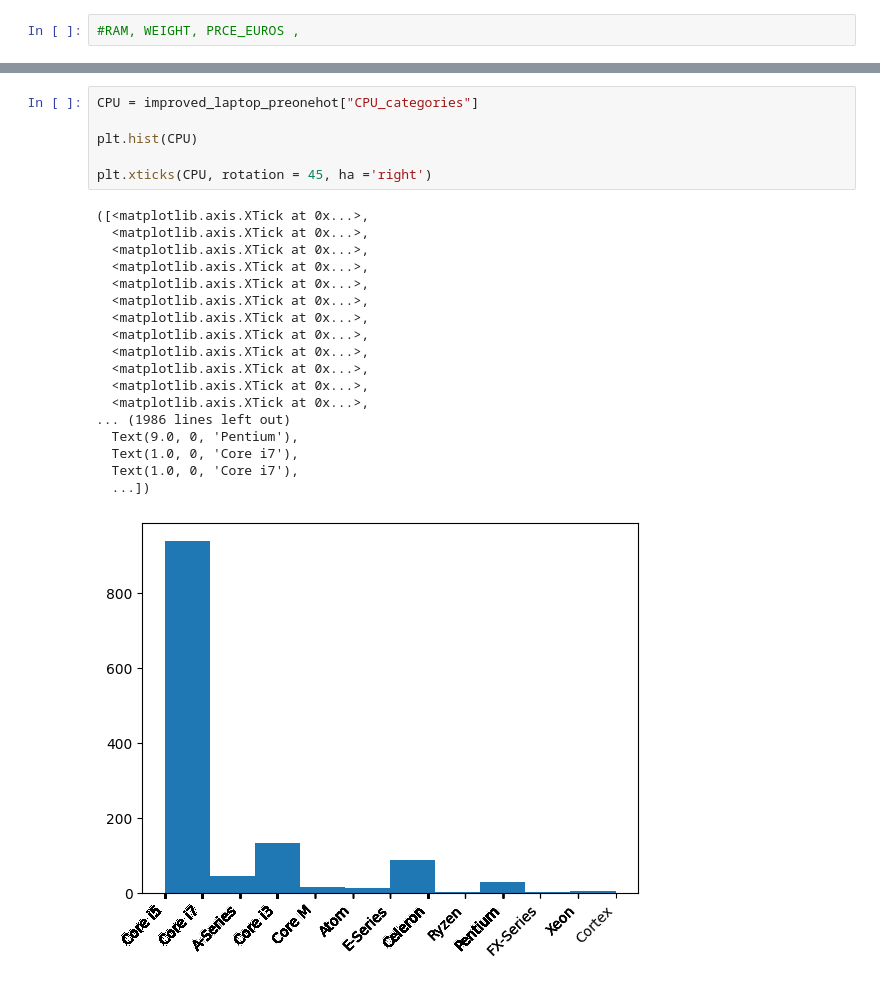
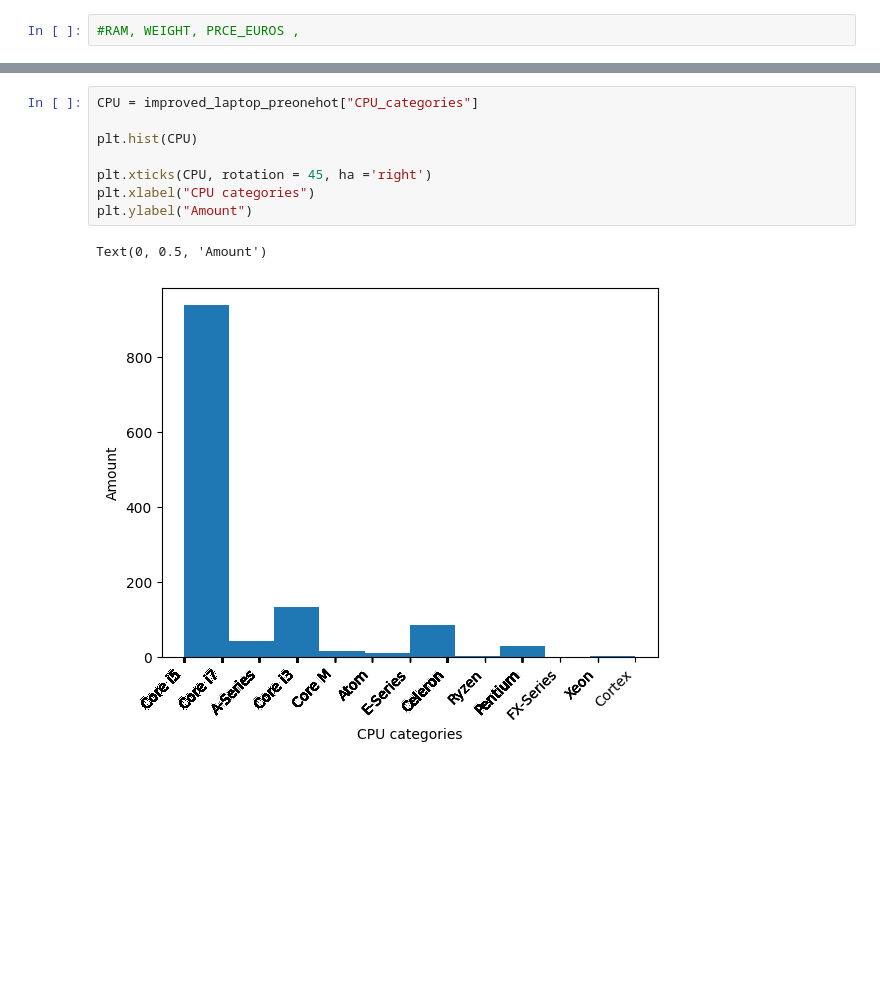
Before and after one commit to PreciousGemstone/CSSI-97-Project-insert_team_name-, a Jupyter notebook: Project_data_hist.ipynb, the cells around one changed output, grey strips where cells are left out. Cells and saved outputs as stored; diff of their text form; blank space fills up the shorter version.

```diff
--- a/Project_data_hist.ipynb
+++ b/Project_data_hist.ipynb
@@ -227,25 +219,11 @@ plt.xticks(GPU, rotation = 45, ha ='right')
 # %%
 CPU = improved_laptop_preonehot["CPU_categories"]
 
 plt.hist(CPU)
 
 plt.xticks(CPU, rotation = 45, ha ='right')
+plt.xlabel("CPU categories")
+plt.ylabel("Amount")
 # %% [output]
-([<matplotlib.axis.XTick at 0x...>,
-  <matplotlib.axis.XTick at 0x...>,
-  <matplotlib.axis.XTick at 0x...>,
-  <matplotlib.axis.XTick at 0x...>,
-  <matplotlib.axis.XTick at 0x...>,
-  <matplotlib.axis.XTick at 0x...>,
-  <matplotlib.axis.XTick at 0x...>,
-  <matplotlib.axis.XTick at 0x...>,
-  <matplotlib.axis.XTick at 0x...>,
-  <matplotlib.axis.XTick at 0x...>,
-  <matplotlib.axis.XTick at 0x...>,
-  <matplotlib.axis.XTick at 0x...>,
-... (1986 lines left out)
-  Text(9.0, 0, 'Pentium'),
-  Text(1.0, 0, 'Core i7'),
-  Text(1.0, 0, 'Core i7'),
-  ...])
+Text(0, 0.5, 'Amount')
-[figure, old version]
+[figure, new version]
```
Also changed, not shown: parts of 5 cells of this notebook.
